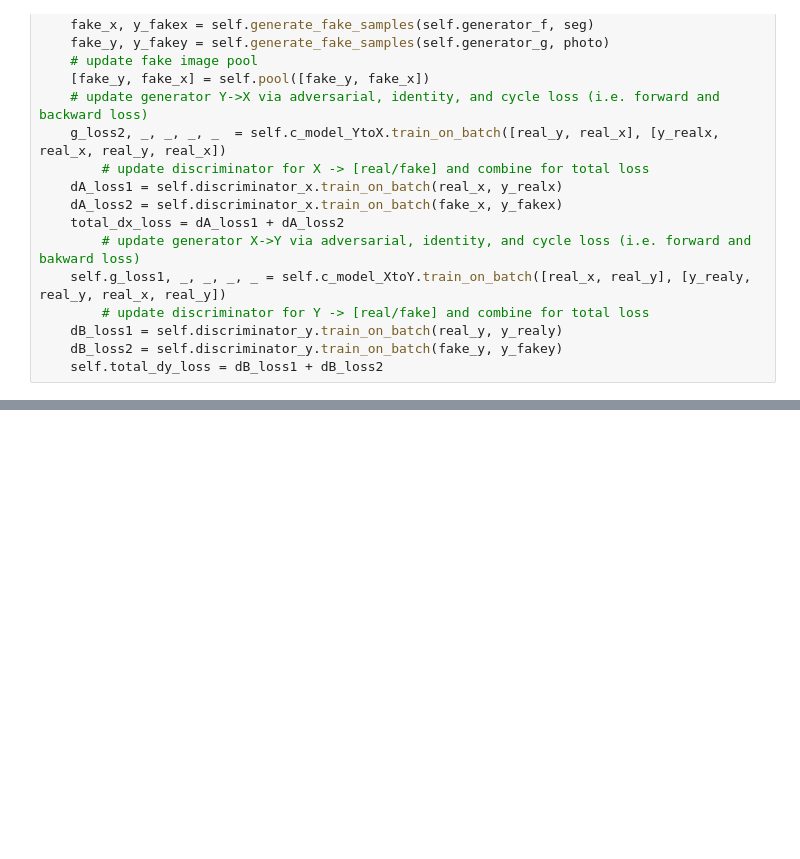
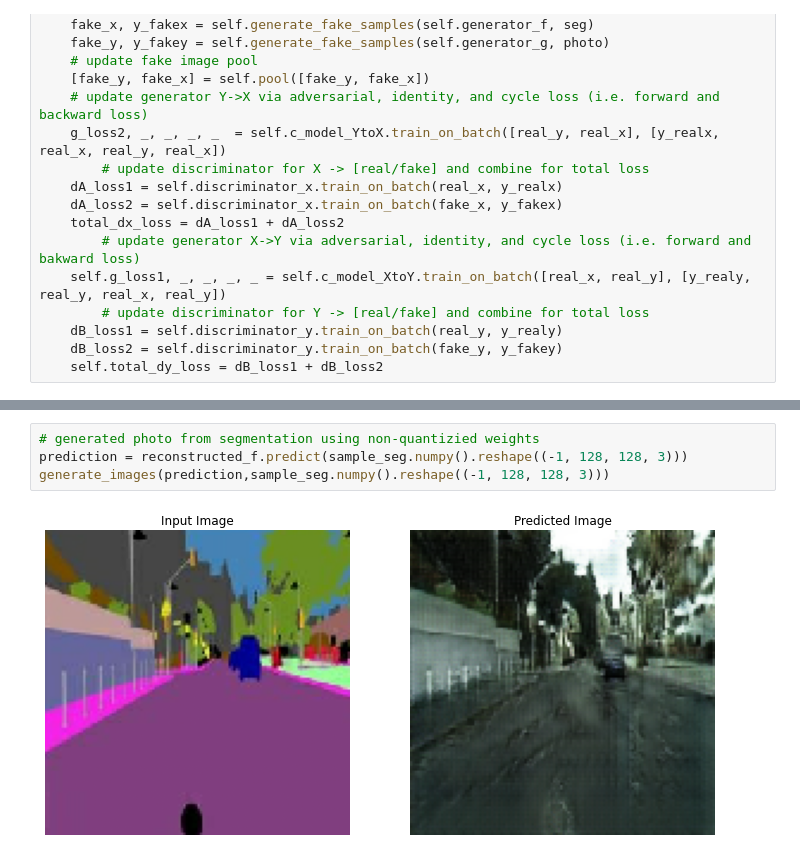
Before and after one commit to AdamClarkStandke/GAN_Models, a Jupyter notebook: CycleGANv2020_ResNetCompositeBufferModel.ipynb, the cells around one changed output, grey strips where cells are left out. Drawn from its saved outputs; the diff is of its cells as text; blank space fills up the shorter version.

```diff
--- a/CycleGANv2020_ResNetCompositeBufferModel.ipynb
+++ b/CycleGANv2020_ResNetCompositeBufferModel.ipynb
@@ -604,0 +723,6 @@ Saving weights for step 148750
+# %%
+# generated photo from segmentation using non-quantizied weights
+prediction = reconstructed_f.predict(sample_seg.numpy().reshape((-1, 128, 128, 3)))
+generate_images(prediction,sample_seg.numpy().reshape((-1, 128, 128, 3)))
+# %% [output]
+[figure, added]
```
Also changed, not shown: parts of 32 cells of this notebook.
